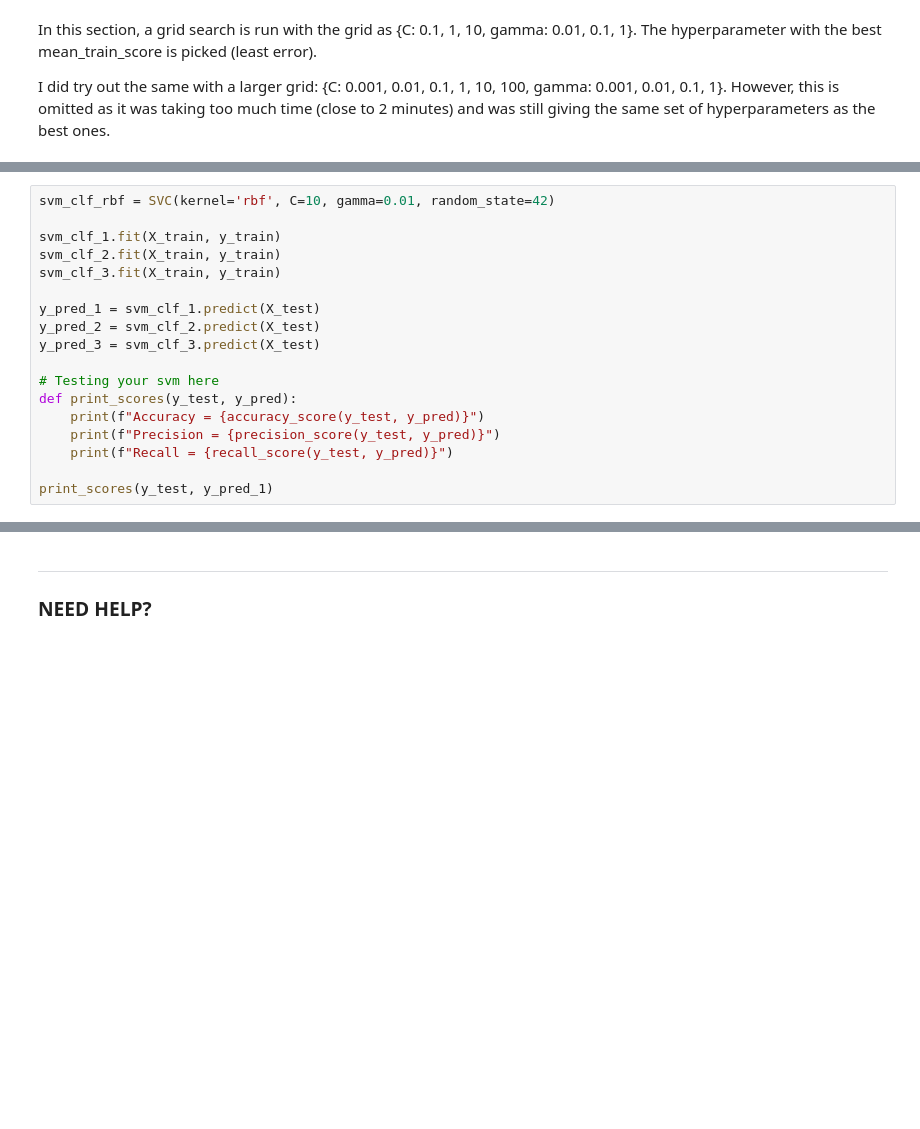
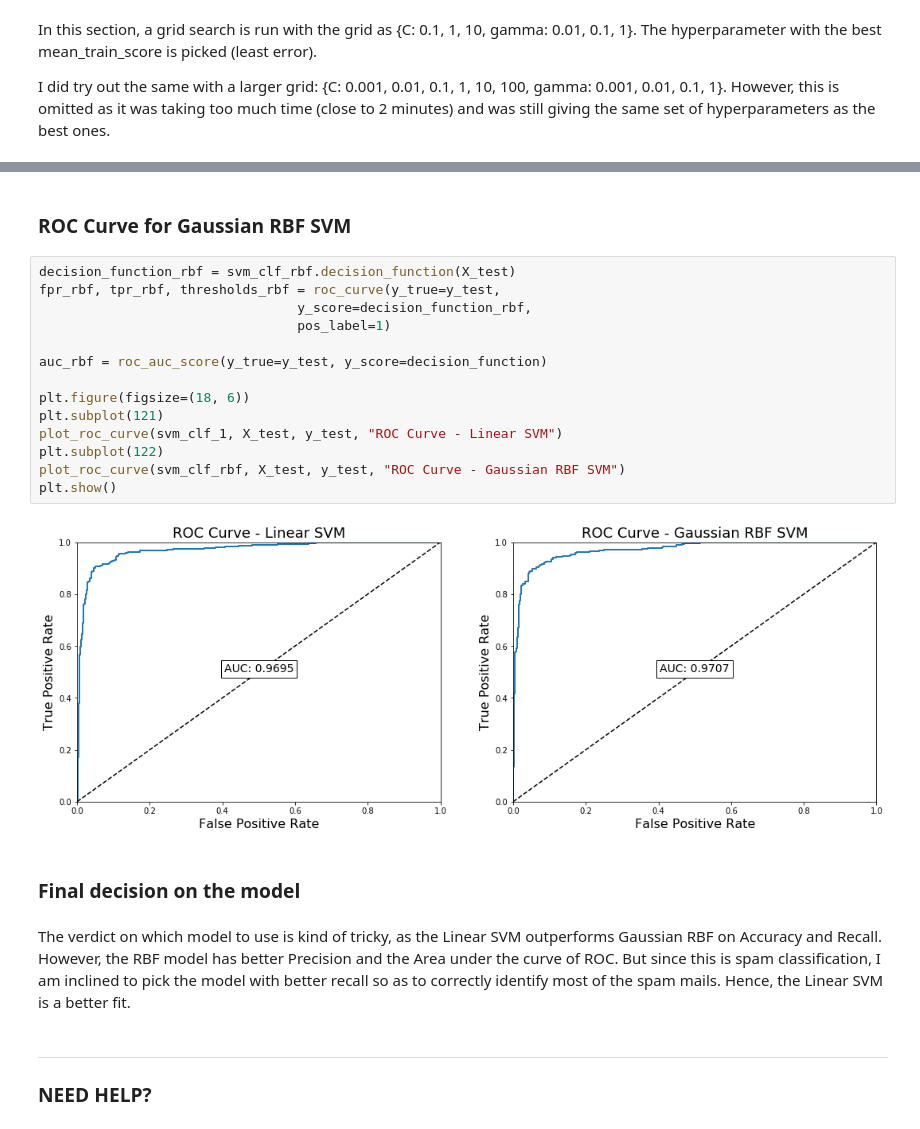
Before and after one commit to nabeeln7/svm-spambase, a Jupyter notebook: CS 6316 Assignment 2.ipynb, the cells around one changed output, grey strips where cells are left out. Saved outputs shown, nothing was run; the diff lists cells and outputs as text; blank space fills up the shorter version.

```diff
--- a/CS 6316 Assignment 2.ipynb
+++ b/CS 6316 Assignment 2.ipynb
@@ -399,18 +400,0 @@ Best hyperparameters:
-# %%
-svm_clf_rbf = SVC(kernel='rbf', C=10, gamma=0.01, random_state=42)
-
-svm_clf_1.fit(X_train, y_train)
-svm_clf_2.fit(X_train, y_train)
-svm_clf_3.fit(X_train, y_train)
-
-y_pred_1 = svm_clf_1.predict(X_test)
-y_pred_2 = svm_clf_2.predict(X_test)
-y_pred_3 = svm_clf_3.predict(X_test)
-
-# Testing your svm here
-def print_scores(y_test, y_pred):
-    print(f"Accuracy = {accuracy_score(y_test, y_pred)}")
-    print(f"Precision = {precision_score(y_test, y_pred)}")
-    print(f"Recall = {recall_score(y_test, y_pred)}")
-
-print_scores(y_test, y_pred_1)
@@ -417,3 +454,25 @@ print_scores(y_test, y_pred_1)
+# %% [markdown]
+### ROC Curve for Gaussian RBF SVM
+# %%
+decision_function_rbf = svm_clf_rbf.decision_function(X_test)
+fpr_rbf, tpr_rbf, thresholds_rbf = roc_curve(y_true=y_test,
+                                 y_score=decision_function_rbf,
+                                 pos_label=1)
+
+auc_rbf = roc_auc_score(y_true=y_test, y_score=decision_function)
+
+plt.figure(figsize=(18, 6))
+plt.subplot(121)
+plot_roc_curve(svm_clf_1, X_test, y_test, "ROC Curve - Linear SVM")
+plt.subplot(122)
+plot_roc_curve(svm_clf_rbf, X_test, y_test, "ROC Curve - Gaussian RBF SVM")
+plt.show()
+# %% [output]
+[figure, added]
+# %% [markdown]
+### Final decision on the model
+# %% [markdown]
+The verdict on which model to use is kind of tricky, as the Linear SVM outperforms Gaussian RBF on Accuracy and Recall. However, the RBF model has better Precision and the Area under the curve of ROC. But since this is spam classification, I am inclined to pick the model with better recall so as to correctly identify most of the spam mails. Hence, the Linear SVM is a better fit.
 # %% [markdown]
 - - -
 ### NEED HELP?
```
Also changed, not shown: parts of 13 cells of this notebook.
